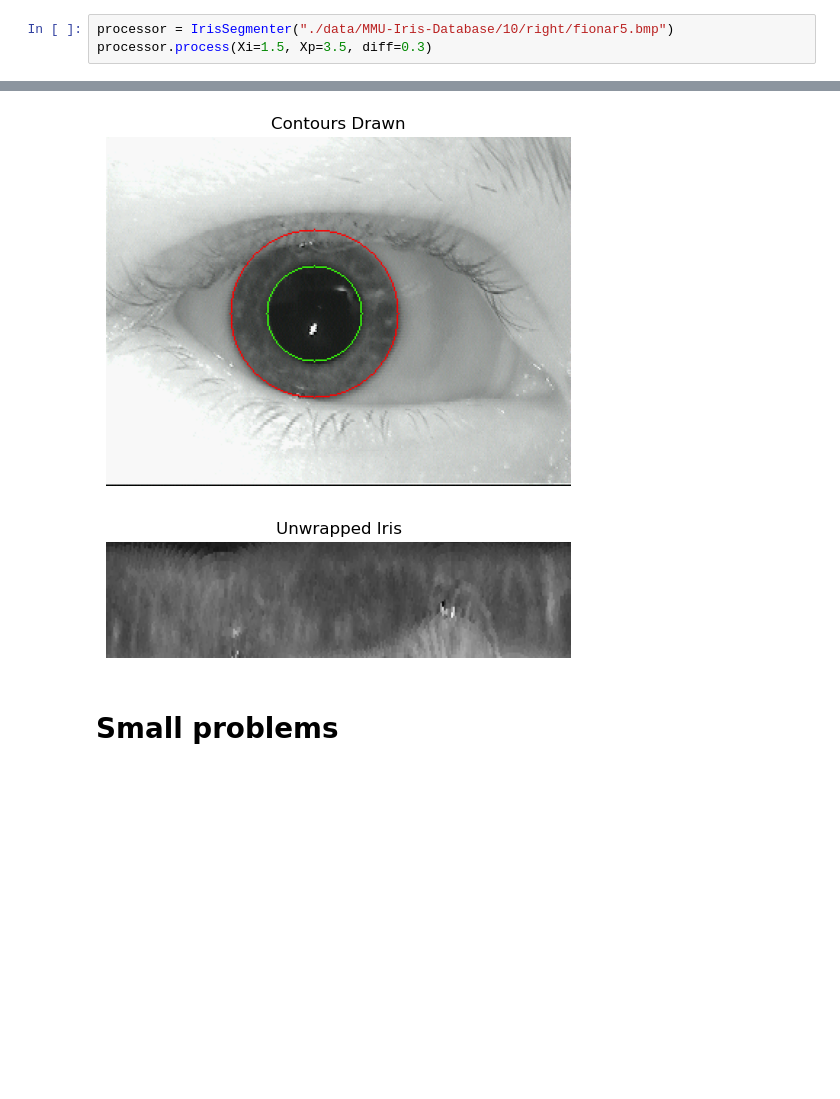
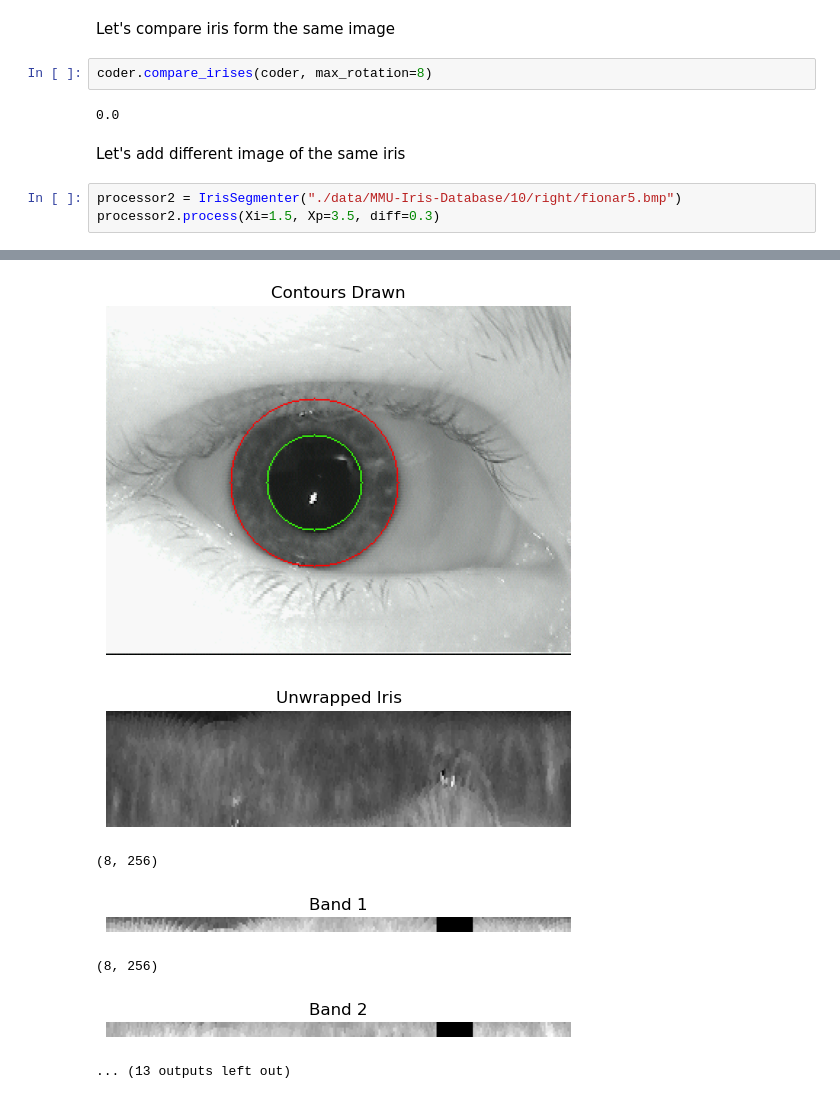
Before and after one commit to FylypO/IrisRecognition, a Jupyter notebook: new_iris_recognition.ipynb, the cells around one changed output, grey strips where cells are left out. Drawn from its saved outputs; the diff is of its cells as text; blank space fills up the shorter version.

```diff
--- a/new_iris_recognition.ipynb
+++ b/new_iris_recognition.ipynb
@@ -192,14 +451,25 @@ processor.process(Xi=2.2, Xp=5.0, diff=0.3)
+# %% [markdown]
+Let's compare iris form the same image
+# %%
+coder.compare_irises(coder, max_rotation=8)
+# %% [output]
+0.0
+# %% [markdown]
+Let's add different image of the same iris
 # %%
-processor = IrisSegmenter("./data/MMU-Iris-Database/10/right/fionar5.bmp")
-processor.process(Xi=1.5, Xp=3.5, diff=0.3)
+processor2 = IrisSegmenter("./data/MMU-Iris-Database/10/right/fionar5.bmp")
+processor2.process(Xi=1.5, Xp=3.5, diff=0.3)
 # %% [output]
 [figure]
 [figure]
 [figure]
 [figure]
 [figure]
 [figure]
 [figure]
 [figure]
+(8, 256)
+[figure, added]
+(8, 256)
+[figure, added]
+... (13 outputs left out)
-# %% [markdown]
-# Small problems
```
Also changed, not shown: parts of 18 cells of this notebook.
